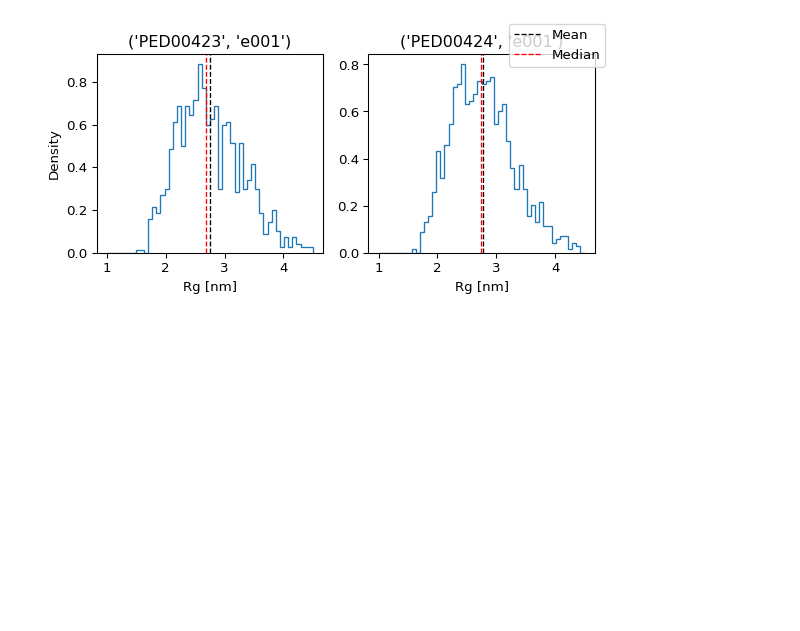
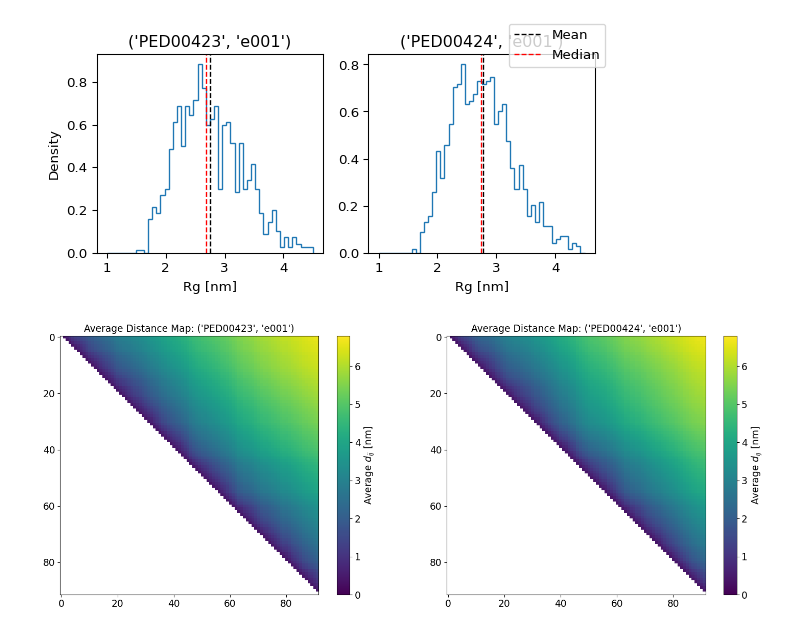
Before and after one commit to hamidrgh/EnsembleTools, a Jupyter notebook: refactored/trajectories_analysis.ipynb, the cells around one changed output. Drawn from its saved outputs; the diff is of its cells as text; code cells hidden in the pictures; blank space fills up the shorter version.

Commit message:
Plot average dmap comparison

```diff
--- a/refactored/trajectories_analysis.ipynb
+++ b/refactored/trajectories_analysis.ipynb
@@ -52,3 +52,7 @@ analysis.trajectories_plot_relative_helix_content_multiple_proteins()
 analysis.trajectories_plot_rg_comparison()
 # %% [output]
 [figure]
+# %%
+analysis.plot_average_dmap_comparison()
+# %% [output]
+[figure, added]
```
Also changed, not shown: 2 other files.
